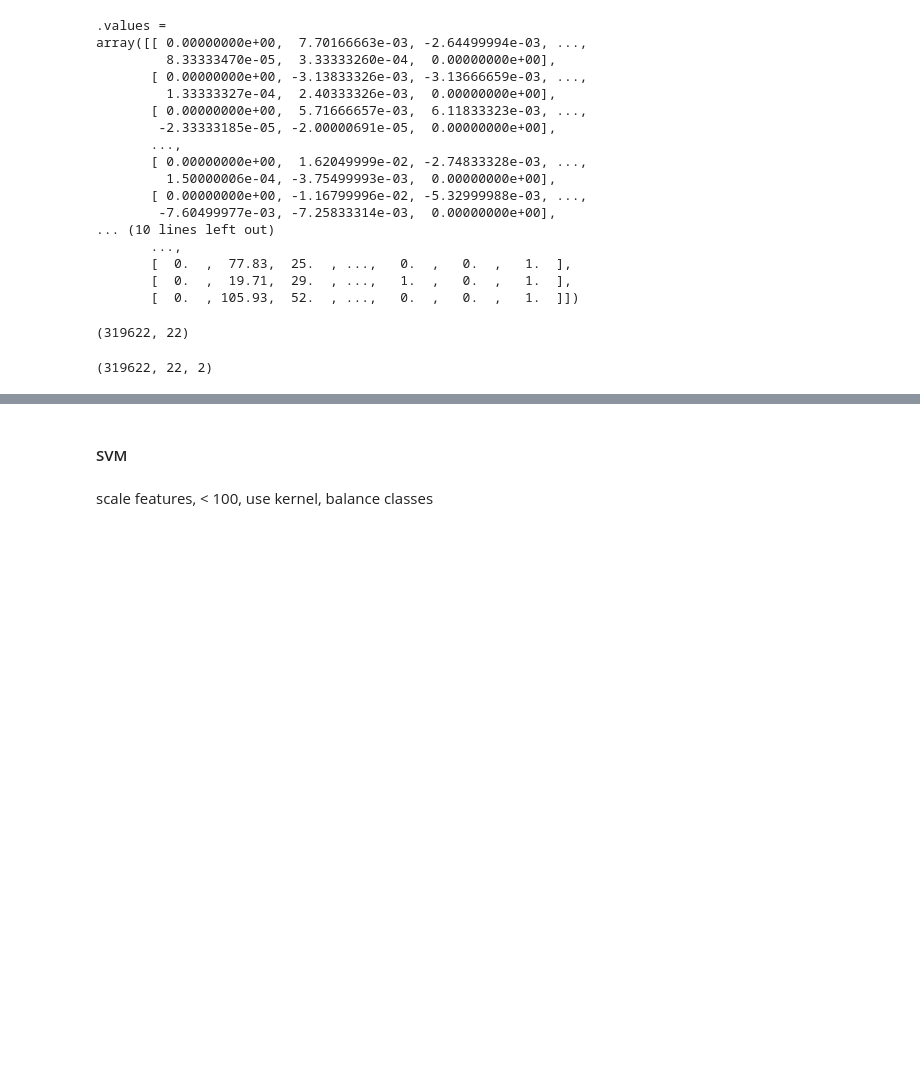
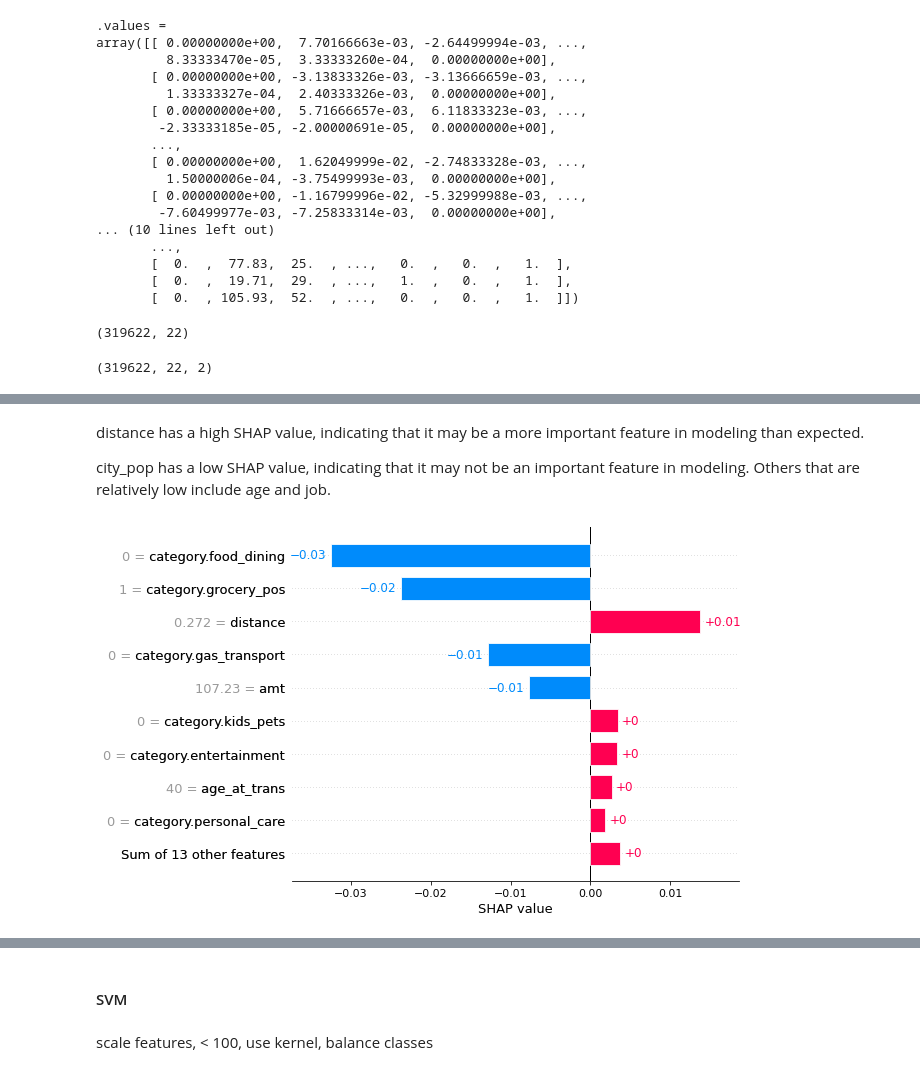
Before and after one commit to anabellafalk/cc_fraud_detection, a Jupyter notebook: model_fitting.ipynb, the cells around one changed output, grey strips where cells are left out. Cells and saved outputs as stored; diff of their text form; code cells hidden in the pictures; blank space fills up the shorter version.

```diff
--- a/model_fitting.ipynb
+++ b/model_fitting.ipynb
@@ -174,6 +216,6 @@ Check Feature Importance (SHAP)
 # %%
 import shap
-explainer = shap.Explainer(rfc, rfc_model_dat)
-shap_values = explainer(rfc_model_dat)
+# explainer = shap.Explainer(rfc, rfc_model_dat)
+# shap_values = explainer(rfc_model_dat)
 # %% [output]
 IndexError: list index out of range
@@ -255 +355,10 @@ shap_values.shape
+# %% [markdown]
+distance has a high SHAP value, indicating that it may be a more important feature in modeling than expected.
+
+city_pop has a low SHAP value, indicating that it may not be an important feature in modeling.
+Others that are relatively low include age and job.
+# %%
+shap.plots.bar(shap_values[0,...,1])
+# %% [output]
+[figure, added]
 # %%
```
Also changed, not shown: parts of 24 cells of this notebook.
